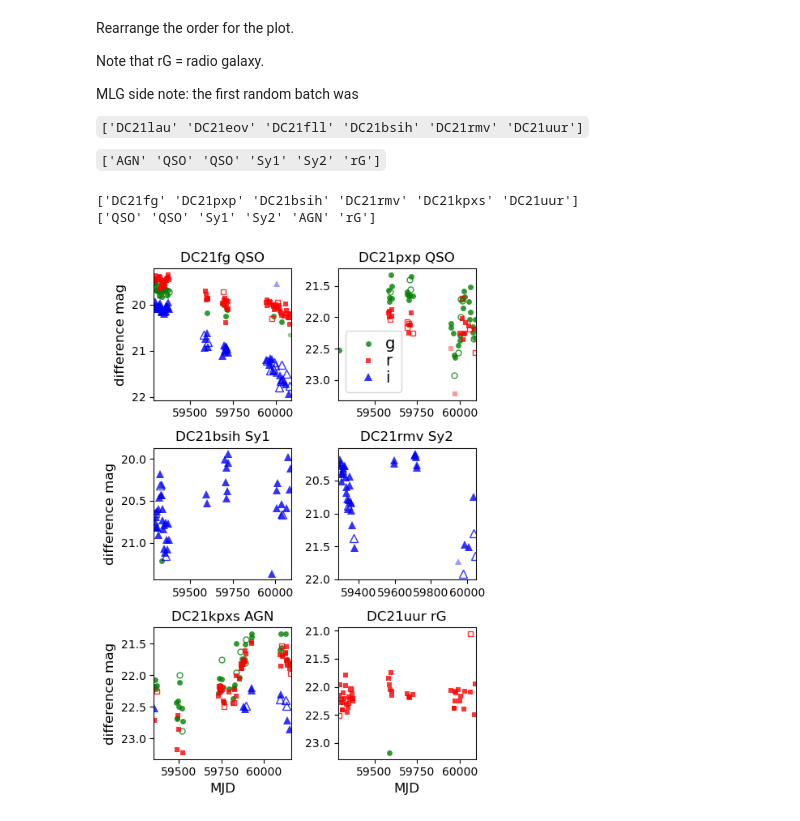
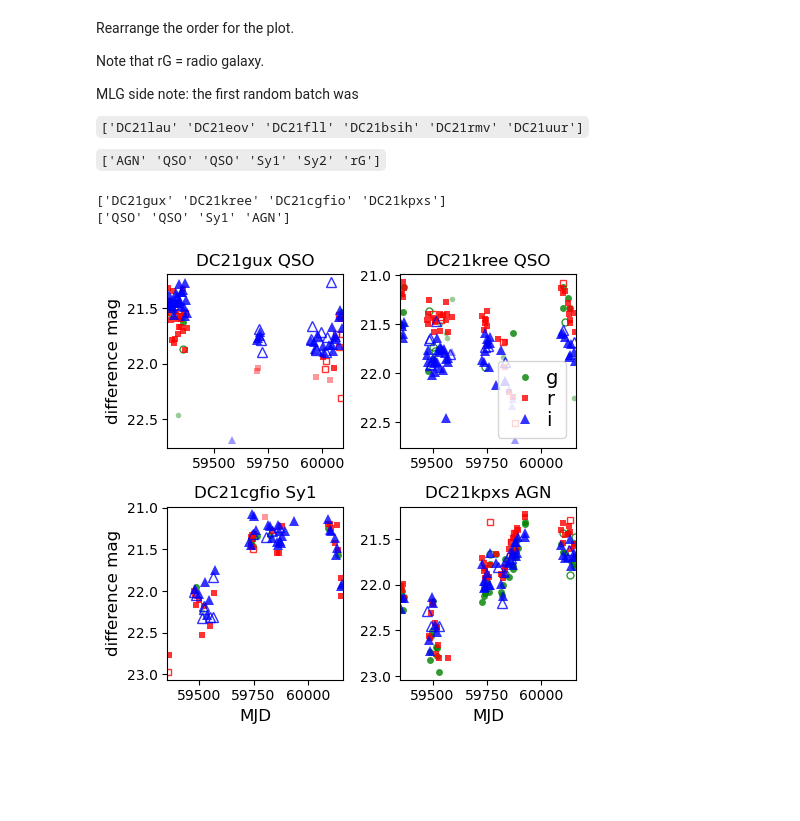
Before and after one commit to MelissaGraham/decam_ddf_tools, a Jupyter notebook: transients_science/AGN/xmatch_simbad/1_cross_match_to_SIMBAD_AGN.ipynb, the cells around one changed output. Saved outputs shown, nothing was run; the diff lists cells and outputs as text; code cells hidden in the pictures; blank space fills up the shorter version.

```diff
--- a/transients_science/AGN/xmatch_simbad/1_cross_match_to_SIMBAD_AGN.ipynb
+++ b/transients_science/AGN/xmatch_simbad/1_cross_match_to_SIMBAD_AGN.ipynb
@@ -221,6 +224,8 @@ cand_stdsep = np.zeros(len(cand_id), dtype='float')
 cand_nmatches = np.zeros(len(cand_id), dtype='int')
 # %%
 %%time
+
+agn_candidates = np.array([])
 
 for c, cand in enumerate(cand_id):
     tx = np.where((np.abs(agn_ra - cand_ra[c])*3600.0 < 10.0) &
@@ -234,6 +239,7 @@ for c, cand in enumerate(cand_id):
         cand_minsep[c] = sep[sx[mx]]
         cand_stdsep[c] = np.std(sep[sx])
         del mx
+        agn_candidates = np.append(agn_candidates,cand_id[c])
     agn_cindex[tx[sx]] = c
     agn_nmatches[tx[sx]] += 1
     del sep, tx, sx
@@ -377,7 +389,7 @@ MLG side note: the first random batch was
 
 `['AGN' 'QSO' 'QSO' 'Sy1' 'Sy2' 'rG']`
 # %%
-reorder_cand_of_int_type = np.asarray(['QSO', 'QSO', 'Sy1', 'Sy2', 'AGN', 'rG'], dtype='str')
+reorder_cand_of_int_type = np.asarray(['QSO', 'QSO', 'Sy1', 'AGN'], dtype='str')
 
 tmp = []
 tx = np.where(cand_of_int_type == 'QSO')[0]
@@ -389,15 +401,7 @@ tx = np.where(cand_of_int_type == 'Sy1')[0]
 tmp.append(cand_of_int[tx[0]])
 del tx
 
-tx = np.where(cand_of_int_type == 'Sy2')[0]
-tmp.append(cand_of_int[tx[0]])
-del tx
-
 tx = np.where(cand_of_int_type == 'AGN')[0]
-tmp.append(cand_of_int[tx[0]])
-del tx
-
-tx = np.where(cand_of_int_type == 'rG')[0]
 tmp.append(cand_of_int[tx[0]])
 del tx
 
@@ -407,12 +411,12 @@ del tmp
 print(reorder_cand_of_int)
 print(reorder_cand_of_int_type)
 # %% [output]
-['DC21fg' 'DC21pxp' 'DC21bsih' 'DC21rmv' 'DC21kpxs' 'DC21uur']
-['QSO' 'QSO' 'Sy1' 'Sy2' 'AGN' 'rG']
+['DC21gux' 'DC21kree' 'DC21cgfio' 'DC21kpxs']
+['QSO' 'QSO' 'Sy1' 'AGN']
 # %%
-nrow = 3
+nrow = 2
 ncol = 2
-fig, ax = plt.subplots(nrow, ncol, figsize=(5, 7), sharex=False, sharey=False)
+fig, ax = plt.subplots(nrow, ncol, figsize=(5, 5), sharex=False, sharey=False)
 
 x = 0
 for i in range(nrow):
@@ -428,31 +432,31 @@ for i in range(nrow):
                                (candLC_filter == filt) & (candLC_mrb <= 0.4) & (candLC_lef == 1))[0]
                 ax[i, j].plot(candLC_mjd[cx0], candLC_mag[cx0],
                              all_fshapes[f], ms=all_fsizes[f], mew=0, alpha=0.8, color=all_fcolors[f], label=filt)
                 ax[i, j].plot(candLC_mjd[cx1], candLC_mag[cx1],
                              all_fshapes[f], ms=all_fsizes[f], mew=1, alpha=0.8, color='none', mec=all_fcolors[f])
                 ax[i, j].plot(candLC_mjd[cx2], candLC_mag[cx2],
                              all_fshapes[f], ms=all_fsizes[f]-1, mew=0, alpha=0.4, color=all_fcolors[f])
                 del cx0, cx1, cx2
 
             cx = np.where((candLC_candid == reorder_cand_of_int[x]) & (candLC_lef == 0))[0]
             xmin = np.min(candLC_mjd[cx])
             xmax = np.max(candLC_mjd[cx])
             del cx
             ax[i, j].invert_yaxis()
             ax[i, j].set_xlim([xmin-5, xmax+5])
             del xmin, xmax
             cx = np.where(cand_of_int == reorder_cand_of_int[x])[0]
             ax[i, j].set_title(reorder_cand_of_int[x] + ' ' + reorder_cand_of_int_type[x])
             x += 1
 
 ax[0, 1].legend(loc='best', labelspacing=0.1, handletextpad=0.1, fontsize=14)
 
 for j in range(ncol):
     ax[nrow-1, j].set_xlabel('MJD', fontsize=12)
 
 plt.tight_layout()
 plt.savefig('agn_xmatch_lc.png')
 plt.show()
 del x
 # %% [output]
-[figure, old version]
+[figure, new version]
```
Also changed, not shown: parts of 6 cells of this notebook, 1 other file.
